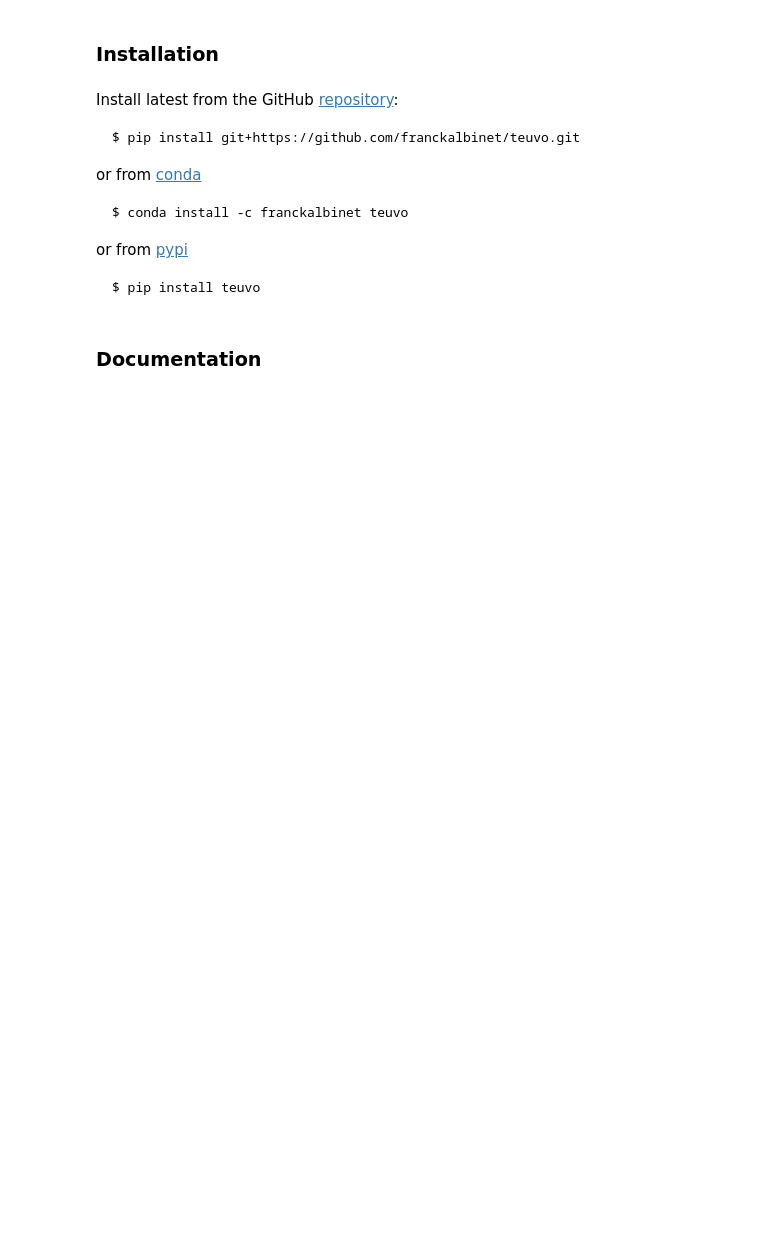
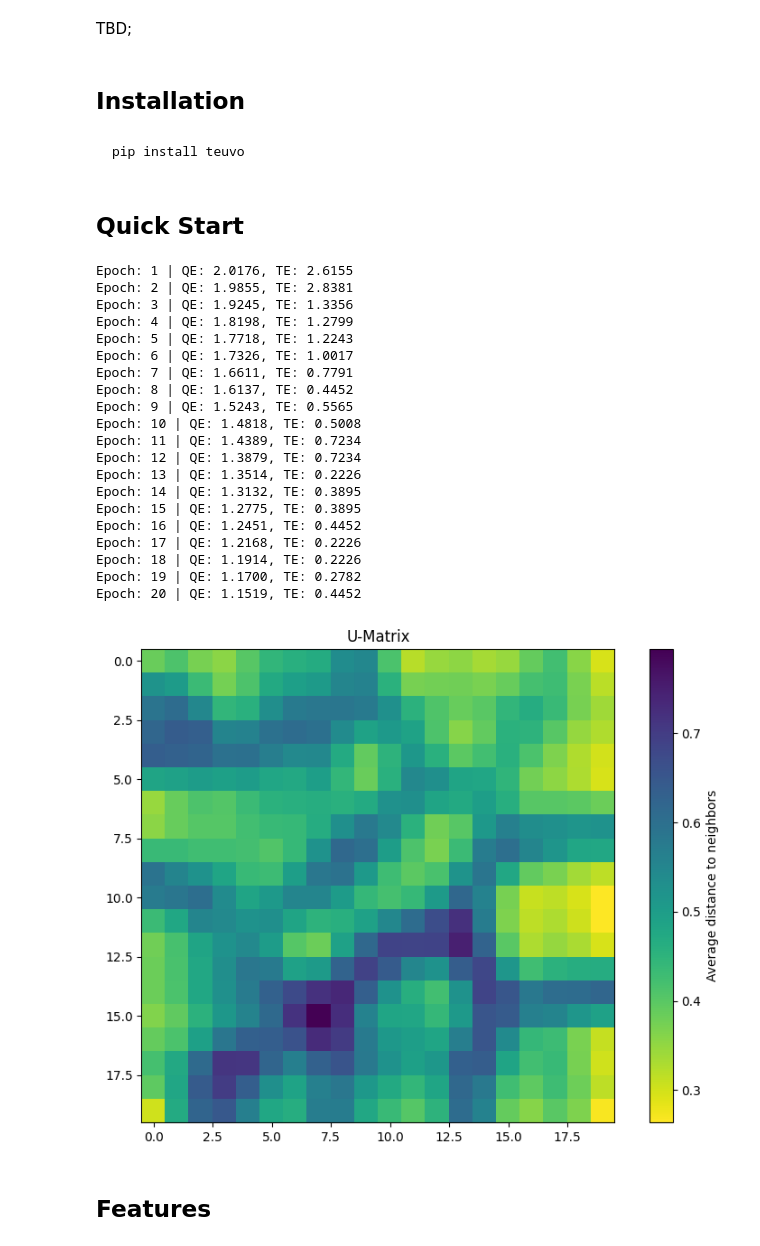
Before and after one commit to franckalbinet/teuvo, a Jupyter notebook: nbs/index.ipynb, the cells around one changed output. Cells and saved outputs as stored; diff of their text form; code cells hidden in the pictures; blank space fills up the shorter version.

````diff
--- a/nbs/index.ipynb
+++ b/nbs/index.ipynb
@@ -29,29 +10,51 @@ $ nbdev_prepare
+# %% [markdown]
+TBD;
+
+<!-- This implementation follows the ["SolveIt"](https://solveit.fast.ai) approach: -->
 # %% [markdown]
-### Installation
+## Installation
-# %% [markdown]
-Install latest from the GitHub [repository][repo]:
-
-```sh
-$ pip install git+https://github.com/franckalbinet/teuvo.git
-```
-
-or from [conda][conda]
-
-```sh
-$ conda install -c franckalbinet teuvo
-```
-
-or from [pypi][pypi]
-
-
-```sh
-$ pip install teuvo
-```
-
-
-[repo]: https://github.com/franckalbinet/teuvo
-[docs]: https://franckalbinet.github.io/teuvo/
-[pypi]: https://pypi.org/project/teuvo/
-[conda]: https://anaconda.org/franckalbinet/teuvo
+# %% [markdown]
+```bash
+pip install teuvo
+```
+# %% [markdown]
+## Quick Start
+# %%
+from teuvo.core import SOM
+import numpy as np
+from sklearn.datasets import load_digits
+
+# Load and normalize MNIST data
+X, y = load_digits(return_X_y=True)
+X_norm = (X - np.mean(X, axis=-1, keepdims=True))/X.max()
+
+# Create and train SOM
+som = SOM(grid_sz=(20,20), input_dim=64, init='pca')
+som.fit(X_norm, n_epochs=20)
+
+# Visualize results
+som.plot_umatrix()
+# %% [output]
+Epoch: 1 | QE: 2.0176, TE: 2.6155
+Epoch: 2 | QE: 1.9855, TE: 2.8381
+Epoch: 3 | QE: 1.9245, TE: 1.3356
+Epoch: 4 | QE: 1.8198, TE: 1.2799
+Epoch: 5 | QE: 1.7718, TE: 1.2243
+Epoch: 6 | QE: 1.7326, TE: 1.0017
+Epoch: 7 | QE: 1.6611, TE: 0.7791
+Epoch: 8 | QE: 1.6137, TE: 0.4452
+Epoch: 9 | QE: 1.5243, TE: 0.5565
+Epoch: 10 | QE: 1.4818, TE: 0.5008
+Epoch: 11 | QE: 1.4389, TE: 0.7234
+Epoch: 12 | QE: 1.3879, TE: 0.7234
+Epoch: 13 | QE: 1.3514, TE: 0.2226
+Epoch: 14 | QE: 1.3132, TE: 0.3895
+Epoch: 15 | QE: 1.2775, TE: 0.3895
+Epoch: 16 | QE: 1.2451, TE: 0.4452
+Epoch: 17 | QE: 1.2168, TE: 0.2226
+Epoch: 18 | QE: 1.1914, TE: 0.2226
+Epoch: 19 | QE: 1.1700, TE: 0.2782
+Epoch: 20 | QE: 1.1519, TE: 0.4452
+[figure, added]
 # %% [markdown]
-### Documentation
+## Features
````
Also changed, not shown: parts of 21 cells of this notebook, 10 other files.
